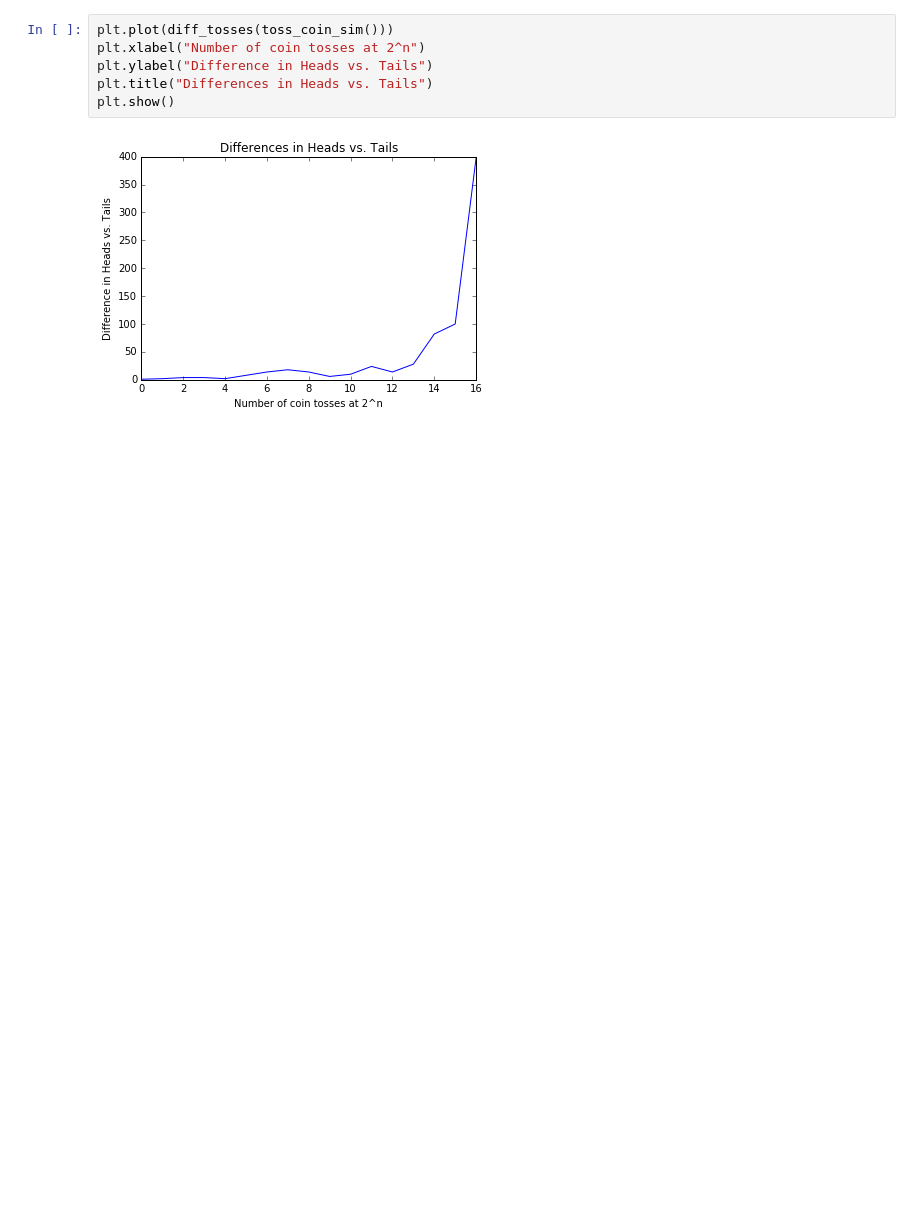
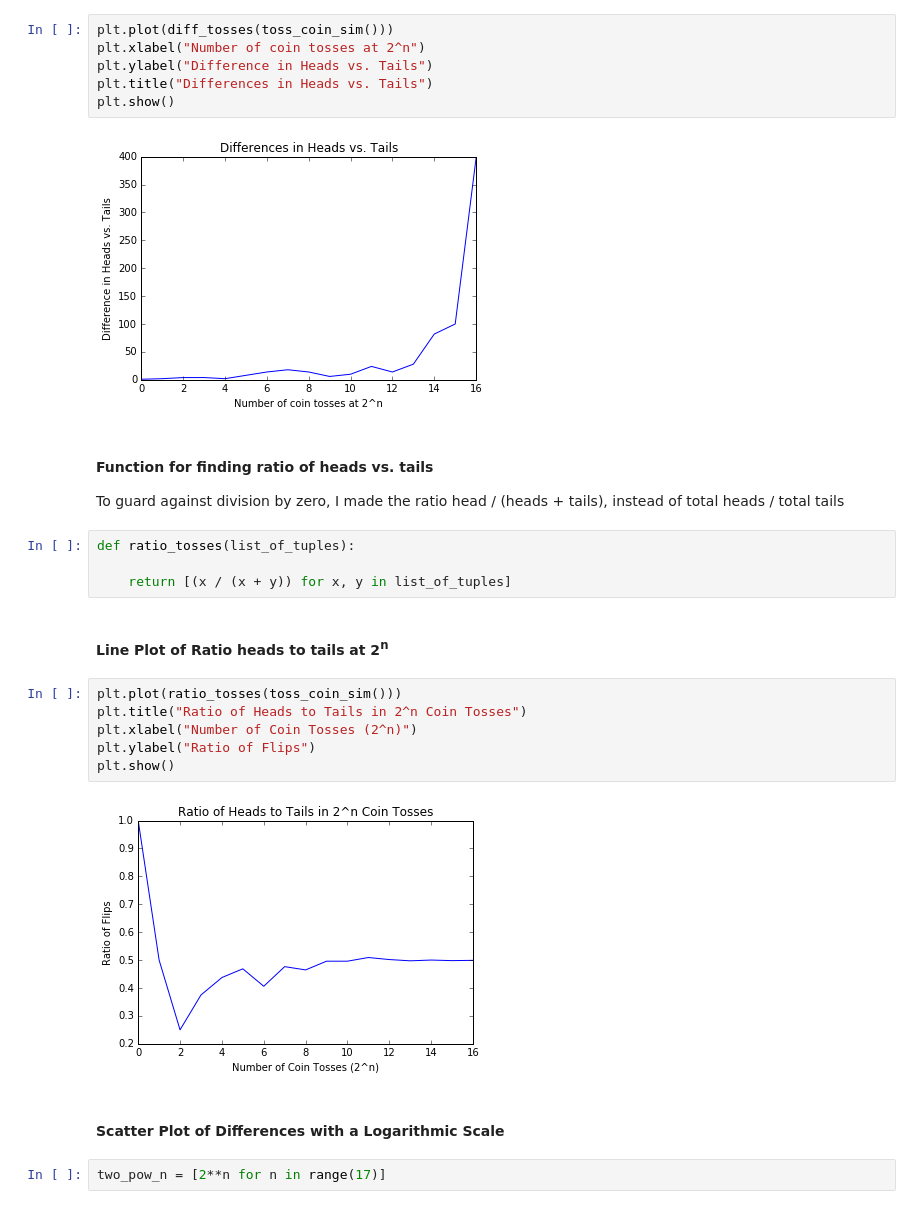
Before and after one commit to JonathanKross/flipping-out, a Jupyter notebook: coin-flips.ipynb, the cells around one changed output. Drawn from its saved outputs; the diff is of its cells as text; blank space fills up the shorter version.

```diff
--- a/coin-flips.ipynb
+++ b/coin-flips.ipynb
@@ -57,3 +57,24 @@ plt.title("Differences in Heads vs. Tails")
 plt.show()
 # %% [output]
 [figure]
+# %% [markdown]
+#### Function for finding ratio of heads vs. tails
+To guard against division by zero, I made the ratio head / (heads + tails), instead of total heads / total tails
+# %%
+def ratio_tosses(list_of_tuples):
+
+    return [(x / (x + y)) for x, y in list_of_tuples]
+# %% [markdown]
+#### Line Plot of Ratio heads to tails at 2<sup>n</sup>
+# %%
+plt.plot(ratio_tosses(toss_coin_sim()))
+plt.title("Ratio of Heads to Tails in 2^n Coin Tosses")
+plt.xlabel("Number of Coin Tosses (2^n)")
+plt.ylabel("Ratio of Flips")
+plt.show()
+# %% [output]
+[figure, added]
+# %% [markdown]
+#### Scatter Plot of Differences with a Logarithmic Scale
+# %%
+two_pow_n = [2**n for n in range(17)]
```
Also changed, not shown: parts of 11 cells of this notebook.
